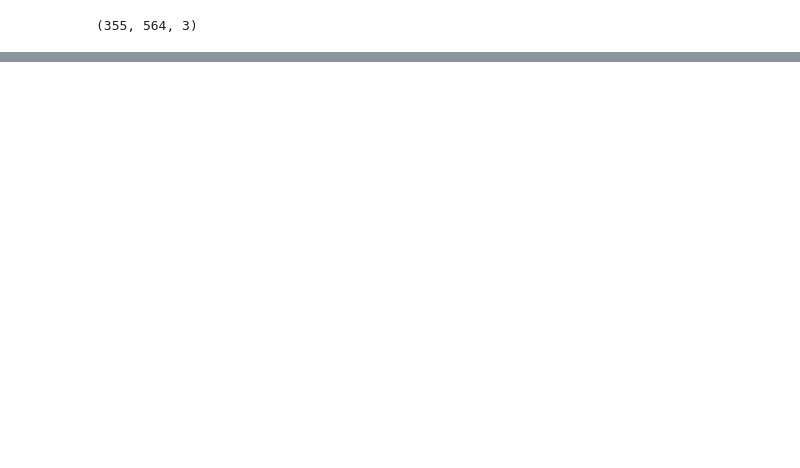
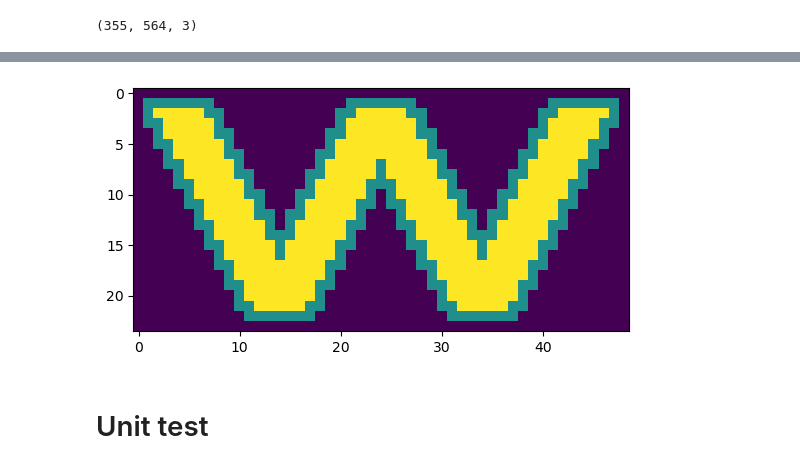
Before and after one commit to R0ner/cnn-context, a Jupyter notebook: notebooks/21-synth-spurious.ipynb, the cells around one changed output, grey strips where cells are left out. Cells and saved outputs as stored; diff of their text form; code cells hidden in the pictures; blank space fills up the shorter version.

```diff
--- a/notebooks/21-synth-spurious.ipynb
+++ b/notebooks/21-synth-spurious.ipynb
@@ -96,0 +102,8 @@ plt.imshow(imgs)
+# %%
+w_template = np.zeros_like(w_im).astype(np.uint8)
+w_template[w_im] = 255
+w_template[outline] = 255 // 2
+plt.imshow(w_template)
+plt.show()
+# %% [output]
+[figure, added]
@@ -96,0 +112,2 @@ plt.imshow(imgs)
+# %% [markdown]
+# Unit test
```
Also changed, not shown: parts of 8 cells of this notebook, 7 other files.
